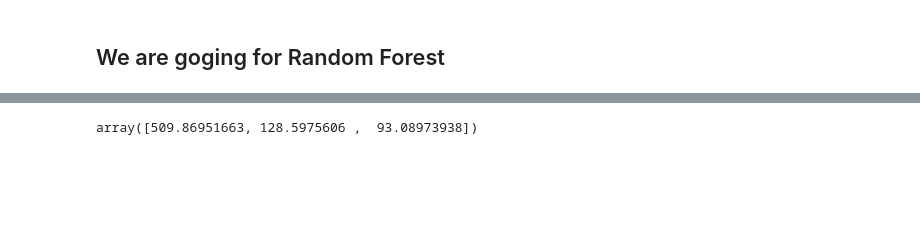
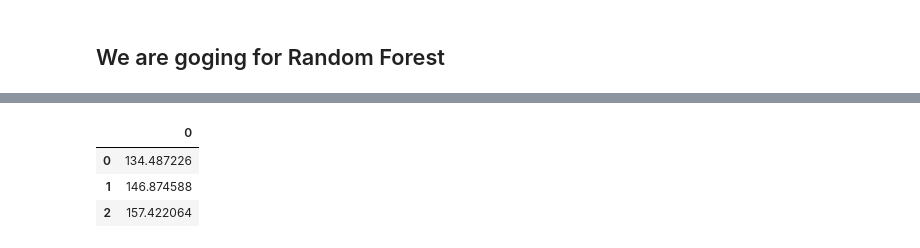
Before and after one commit to sephiran/applied-data-science, a Jupyter notebook: model/price.ipynb, the cells around one changed output, grey strips where cells are left out. Cells and saved outputs as stored; diff of their text form; code cells hidden in the pictures; blank space fills up the shorter version.

```diff
--- a/model/price.ipynb
+++ b/model/price.ipynb
@@ -573,17 +579,17 @@ from sklearn.model_selection import GridSearchCV
 
 param_grid = {
     'bootstrap': [True],
-    'max_depth': [80, 90, 100, 110],
-    'max_features': [2, 3],
-    'min_samples_leaf': [3, 4, 5],
-    'min_samples_split': [8, 10, 12],
-    'n_estimators': [100, 200, 300, 1000]
+    'max_depth': [30, 40, 50],
+    'max_features': [28, 29, 30],
+    'min_samples_leaf': [8, 9, 10],
+    'min_samples_split': [10, 12, 14],
+    'n_estimators': [20, 50, 100]
 }
 
 rf_regr = RandomForestRegressor()
 
 grid_search = GridSearchCV(estimator = rf_regr, param_grid = param_grid,
-                          cv = 3, n_jobs = -1, verbose = 2)
+                          cv = 2, n_jobs = -1, verbose = 2)
 # %%
 grid_search.fit(X_train, y_train)
 print("Best params", grid_search.best_params_)
@@ -653,6 +659,9 @@ Name: price_y, dtype: float64
 # %%
 # model predictions
 result = grid_search.predict(X_test[0:3])
-result
+pd.DataFrame(result)
 # %% [output]
-array([509.86951663, 128.5975606 ,  93.08973938])
+|  | 0 |
+| 0 | 134.487226 |
+| 1 | 146.874588 |
+| 2 | 157.422064 |
```
Also changed, not shown: parts of 19 cells of this notebook.
